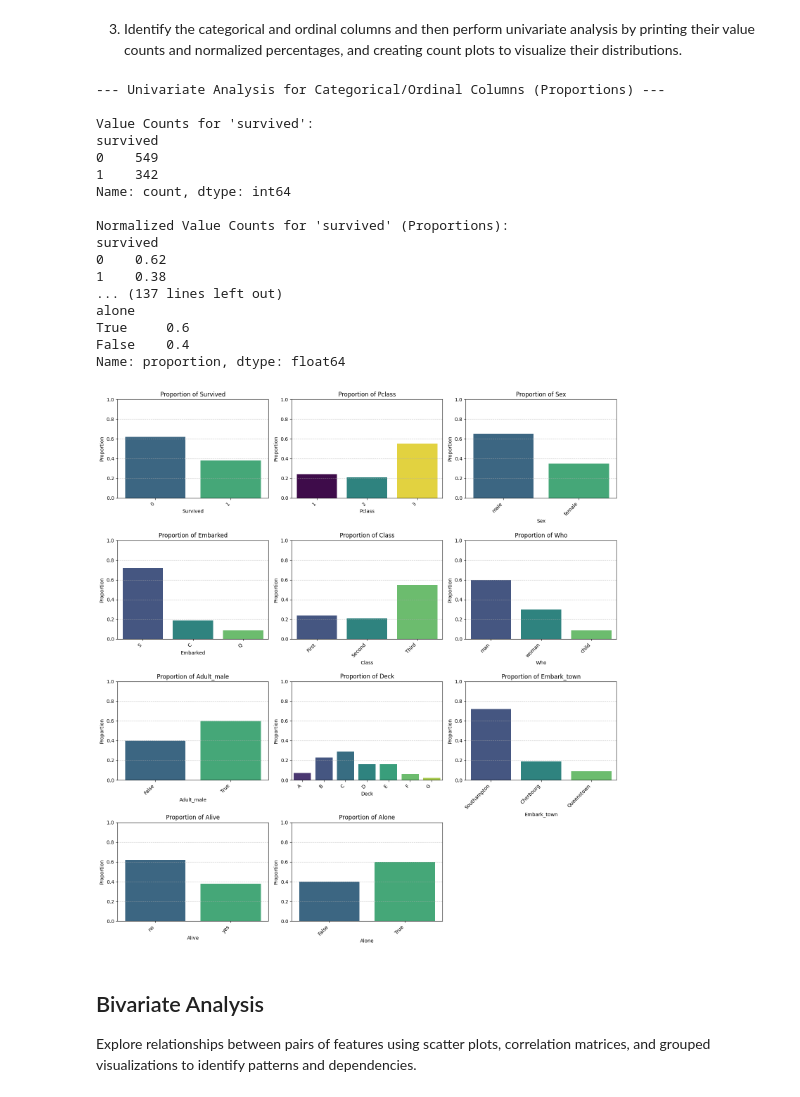
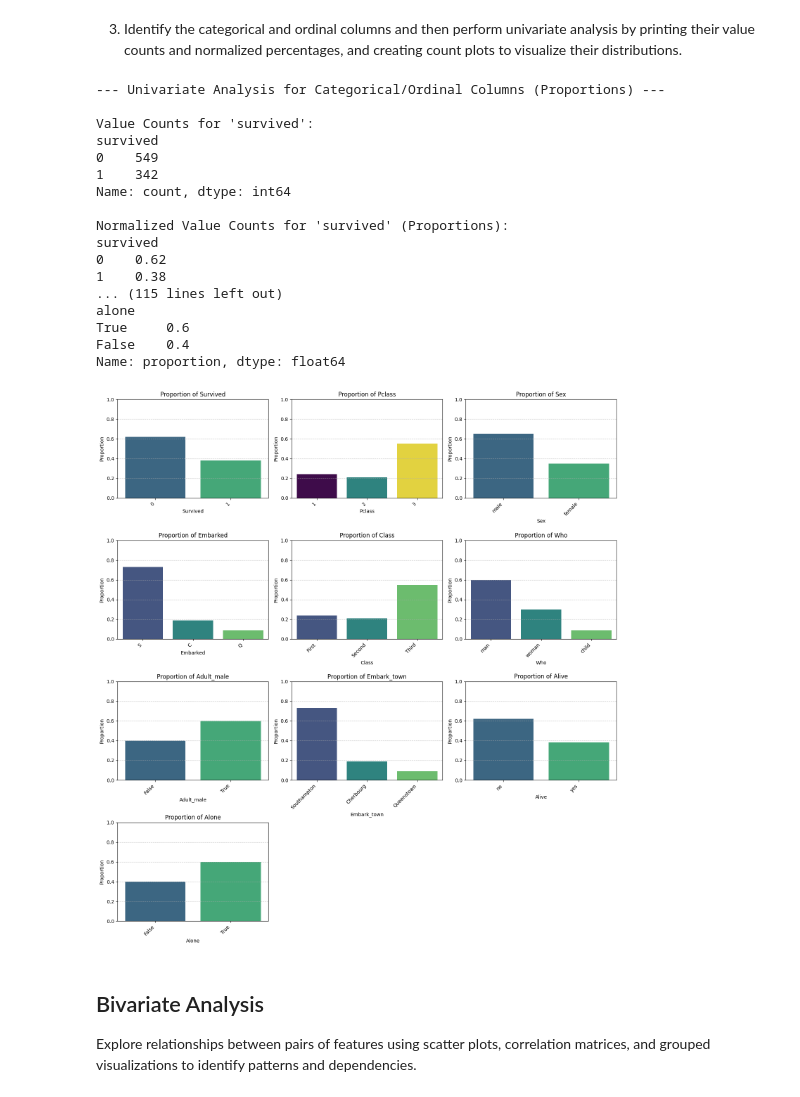
Before and after one commit to maudem-data/DATA-101, a Jupyter notebook: sample_projects/titanic.ipynb, the cells around one changed output. Cells and saved outputs as stored; diff of their text form; code cells hidden in the pictures.

```diff
--- a/sample_projects/titanic.ipynb
+++ b/sample_projects/titanic.ipynb
@@ -197,0 +246,33 @@ Libraries matplotlib.pyplot imported successfully.
+# %%
+print("--- Applying Data Cleaning Strategies ---")
+
+# 1. Drop the 'deck' column due to excessive missingness
+original_cols = df.shape[1]
+if 'deck' in df.columns:
+    df.drop('deck', axis=1, inplace=True)
+    print(f"'deck' column dropped. Number of columns changed from {original_cols} to {df.shape[1]}.")
+else:
+    print("'deck' column not found, likely already dropped.")
+
+# 2. Impute missing 'age' values with the median age per group (pclass and sex)
+df['age'] = df.groupby(['pclass', 'sex'])['age'].transform(lambda x: x.fillna(x.median()))
+print("Missing 'age' values imputed with median age per pclass and sex group.")
+
+# 3. Impute missing 'embarked' and 'embark_town' values with their respective modes
+# Mode is used because it's a categorical variable and there are only 2 missing values
+
+# Impute 'embarked'
+mode_embarked = df['embarked'].mode()[0]
+df['embarked'] = df['embarked'].fillna(mode_embarked)
+print(f"Missing 'embarked' values imputed with mode: {mode_embarked}.")
+
+# Impute 'embark_town'
+mode_embark_town = df['embark_town'].mode()[0]
+df['embark_town'] = df['embark_town'].fillna(mode_embark_town)
+print(f"Missing 'embark_town' values imputed with mode: {mode_embark_town}.")
+
+print("\n--- Verification of Missing Values After Imputation ---")
+print(df.isnull().sum()[df.isnull().sum() > 0])
+
+print("\nData cleaning complete. DataFrame head after cleaning:")
+print(df.head())
@@ -274,7 +385,7 @@ max      6.000000
 # %% [markdown]
 3. Identify the categorical and ordinal columns and then perform univariate analysis by printing their value counts and normalized percentages, and creating count plots to visualize their distributions.
 # %%
-categorical_ordinal_cols = ['survived', 'pclass', 'sex', 'embarked', 'class', 'who', 'adult_male', 'deck', 'embark_town', 'alive', 'alone']
+categorical_ordinal_cols = ['survived', 'pclass', 'sex', 'embarked', 'class', 'who', 'adult_male', 'embark_town', 'alive', 'alone']
 
 print("\n--- Univariate Analysis for Categorical/Ordinal Columns (Proportions) ---")
 
@@ -293,35 +404,35 @@ for i, col in enumerate(categorical_ordinal_cols):
 
     plt.subplot(num_rows, num_cols_per_row, i + 1)
     # Use barplot for proportions, mapping index (categories) to x and values (proportions) to y
     sns.barplot(x=norm_counts.index, y=norm_counts.values, palette='viridis', hue=norm_counts.index, legend=False)
     plt.title(f'Proportion of {col.capitalize()}')
     plt.xlabel(col.capitalize())
     plt.ylabel('Proportion')
     plt.ylim(0, 1) # Ensure y-axis is between 0 and 1 for proportions
     plt.grid(axis='y', linestyle='--', alpha=0.7)
     plt.xticks(rotation=45, ha='right')
 
 plt.tight_layout()
 plt.show()
 # %% [output]
 --- Univariate Analysis for Categorical/Ordinal Columns (Proportions) ---
 
 Value Counts for 'survived':
 survived
 0    549
 1    342
 Name: count, dtype: int64
 
 Normalized Value Counts for 'survived' (Proportions):
 survived
 0    0.62
 1    0.38
-... (137 lines left out)
+... (115 lines left out)
 alone
 True     0.6
 False    0.4
 Name: proportion, dtype: float64
-[figure, old version]
+[figure, new version]
 # %% [markdown]
 ## Bivariate Analysis
 
```
Also changed, not shown: parts of 20 cells of this notebook.
